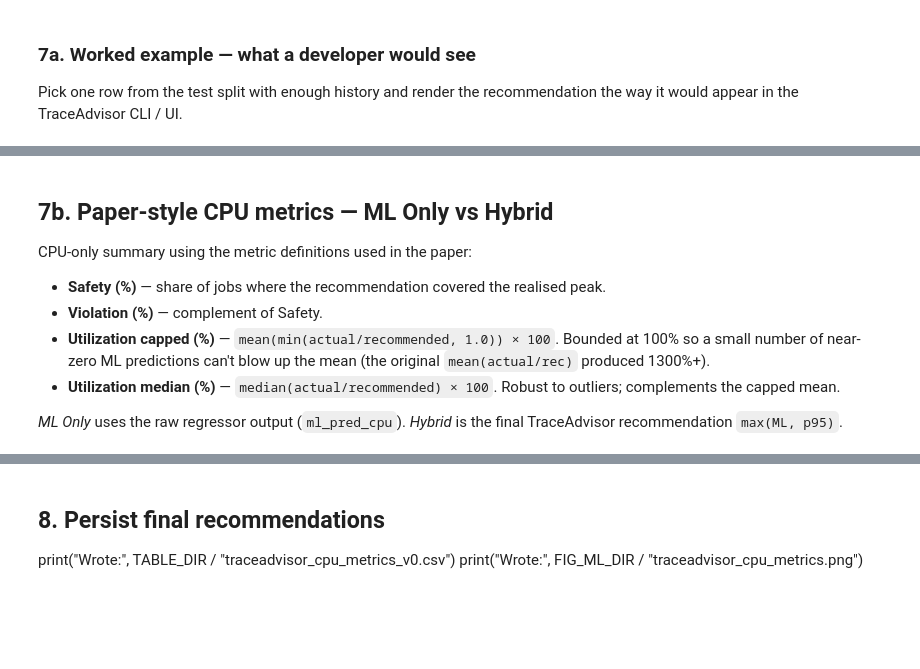
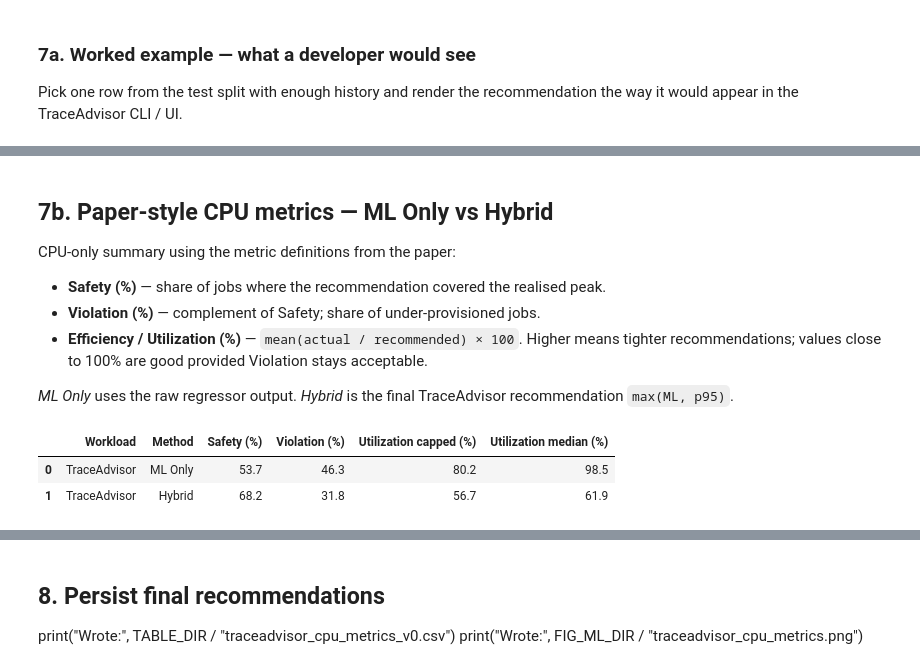
Before and after one commit to sonalilonkar1/masters-project, a Jupyter notebook: notebooks/subset/subset-06-final-recommender.ipynb, the cells around one changed output, grey strips where cells are left out. Cells and saved outputs as stored; diff of their text form; code cells hidden in the pictures; blank space fills up the shorter version.

```diff
--- a/notebooks/subset/subset-06-final-recommender.ipynb
+++ b/notebooks/subset/subset-06-final-recommender.ipynb
@@ -555,29 +671,18 @@ print(render_recommendation(demo_row))
 # %% [markdown]
 ## 7b. Paper-style CPU metrics — ML Only vs Hybrid
 
-CPU-only summary using the metric definitions used in the paper:
+CPU-only summary using the metric definitions from the paper:
 
 - **Safety (%)** — share of jobs where the recommendation covered the realised peak.
-- **Violation (%)** — complement of Safety.
-- **Utilization capped (%)** — `mean(min(actual/recommended, 1.0)) × 100`.
-  Bounded at 100% so a small number of near-zero ML predictions can't
-  blow up the mean (the original `mean(actual/rec)` produced 1300%+).
-- **Utilization median (%)** — `median(actual/recommended) × 100`.
-  Robust to outliers; complements the capped mean.
+- **Violation (%)** — complement of Safety; share of under-provisioned jobs.
+- **Efficiency / Utilization (%)** — `mean(actual / recommended) × 100`.
+  Higher means tighter recommendations; values close to 100% are good provided
+  Violation stays acceptable.
 
-*ML Only* uses the raw regressor output (`ml_pred_cpu`).
-*Hybrid* is the final TraceAdvisor recommendation `max(ML, p95)`.
+*ML Only* uses the raw regressor output. *Hybrid* is the final TraceAdvisor
+recommendation `max(ML, p95)`.
 # %%
 def table_metrics(actual, recommended):
-    """Paper-style metrics for a CPU recommendation policy.
-
-    - Safety (%)        : share of jobs whose actual peak <= recommendation.
-    - Violation (%)     : 100 - Safety.
-    - Utilization capped: mean(min(actual/rec, 1.0)) * 100. Bounded 0-100,
-      so a few near-zero recommendations cannot blow up the mean.
-    - Utilization median: median(actual/rec) * 100. Robust to outliers;
-      complements the capped mean by also showing the typical row.
-    """
     tmp = pd.DataFrame({"actual": actual, "recommended": recommended}).dropna()
     tmp = tmp[tmp["recommended"] > 0]
     if len(tmp) == 0:
@@ -587,8 +692,8 @@ def table_metrics(actual, recommended):
     safety = 100 - violation
 
     ratio = tmp["actual"] / tmp["recommended"]
-    util_capped = ratio.clip(upper=1.0).mean() * 100
-    util_median = ratio.median() * 100
+    util_capped = ratio.clip(upper=1.0).mean() * 100   # bounded 0–100, "fully-used %"
+    util_median = ratio.median() * 100                  # robust to outliers
 
     return safety, violation, util_capped, util_median
 
@@ -596,33 +701,37 @@ def table_metrics(actual, recommended):
 ml_safety, ml_violation, ml_util, ml_util_med = table_metrics(
     test_recs["peak_cpu"], test_recs["ml_pred_cpu"]
 )
 hybrid_safety, hybrid_violation, hybrid_util, hybrid_util_med = table_metrics(
     test_recs["peak_cpu"], test_recs["rec_cpu"]
 )
 
 traceadvisor_rows = pd.DataFrame([
     {
         "Workload": "TraceAdvisor",
         "Method": "ML Only",
         "Safety (%)": round(ml_safety, 1),
         "Violation (%)": round(ml_violation, 1),
         "Utilization capped (%)": round(ml_util, 1),
         "Utilization median (%)": round(ml_util_med, 1),
     },
     {
         "Workload": "TraceAdvisor",
         "Method": "Hybrid",
         "Safety (%)": round(hybrid_safety, 1),
         "Violation (%)": round(hybrid_violation, 1),
         "Utilization capped (%)": round(hybrid_util, 1),
         "Utilization median (%)": round(hybrid_util_med, 1),
     },
 ])
 
 traceadvisor_rows.to_csv(
     TABLE_DIR / "traceadvisor_cpu_metrics_v0.csv", index=False
 )
 display(traceadvisor_rows)
+# %% [output]
+|  | Workload | Method | Safety (%) | Violation (%) | Utilization capped (%) | Utilization median (%) |
+| 0 | TraceAdvisor | ML Only | 53.7 | 46.3 | 80.2 | 98.5 |
+| 1 | TraceAdvisor | Hybrid | 68.2 | 31.8 | 56.7 | 61.9 |
 # %%
 methods = traceadvisor_rows["Method"].tolist()
 metrics = ["Safety (%)", "Violation (%)", "Utilization capped (%)", "Utilization median (%)"]
```
Also changed, not shown: parts of 14 cells of this notebook.
